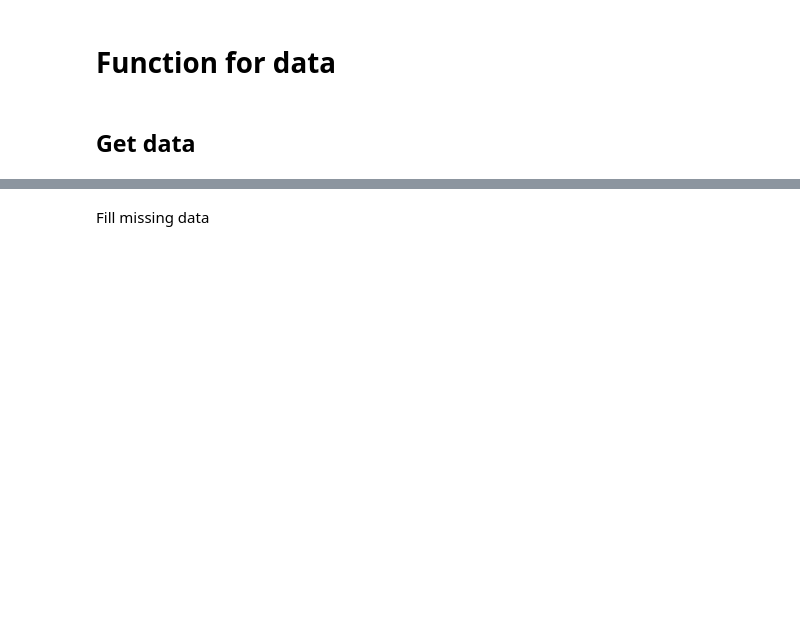
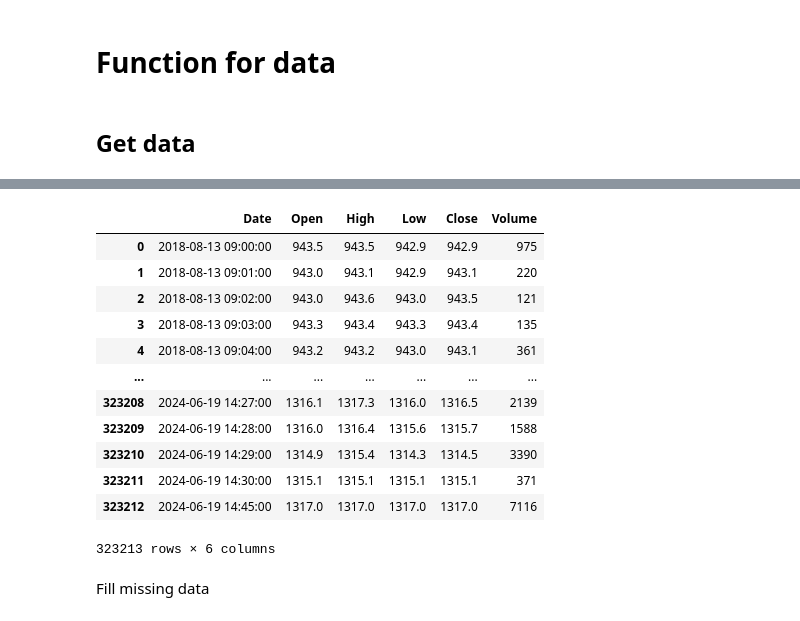
Before and after one commit to NgDMTruc/DSP_vn30f, a Jupyter notebook: main_notebook.ipynb, the cells around one changed output, grey strips where cells are left out. Saved outputs shown, nothing was run; the diff lists cells and outputs as text; code cells hidden in the pictures; blank space fills up the shorter version.

```diff
--- a/main_notebook.ipynb
+++ b/main_notebook.ipynb
@@ -232,2 +212,18 @@ def get_vn30f_missing(start_time, now_time, symbol):
+# %%
+df
+# %% [output]
+|  | Date | Open | High | Low | Close | Volume |
+| 0 | 2018-08-13 09:00:00 | 943.5 | 943.5 | 942.9 | 942.9 | 975 |
+| 1 | 2018-08-13 09:01:00 | 943.0 | 943.1 | 942.9 | 943.1 | 220 |
+| 2 | 2018-08-13 09:02:00 | 943.0 | 943.6 | 943.0 | 943.5 | 121 |
+| 3 | 2018-08-13 09:03:00 | 943.3 | 943.4 | 943.3 | 943.4 | 135 |
+| 4 | 2018-08-13 09:04:00 | 943.2 | 943.2 | 943.0 | 943.1 | 361 |
+| ... | ... | ... | ... | ... | ... | ... |
+| 323208 | 2024-06-19 14:27:00 | 1316.1 | 1317.3 | 1316.0 | 1316.5 | 2139 |
+| 323209 | 2024-06-19 14:28:00 | 1316.0 | 1316.4 | 1315.6 | 1315.7 | 1588 |
+| 323210 | 2024-06-19 14:29:00 | 1314.9 | 1315.4 | 1314.3 | 1314.5 | 3390 |
+| 323211 | 2024-06-19 14:30:00 | 1315.1 | 1315.1 | 1315.1 | 1315.1 | 371 |
+| 323212 | 2024-06-19 14:45:00 | 1317.0 | 1317.0 | 1317.0 | 1317.0 | 7116 |
+323213 rows × 6 columns
 # %% [markdown]
 Fill missing data
```
Also changed, not shown: parts of 17 cells of this notebook, 4 other files.
